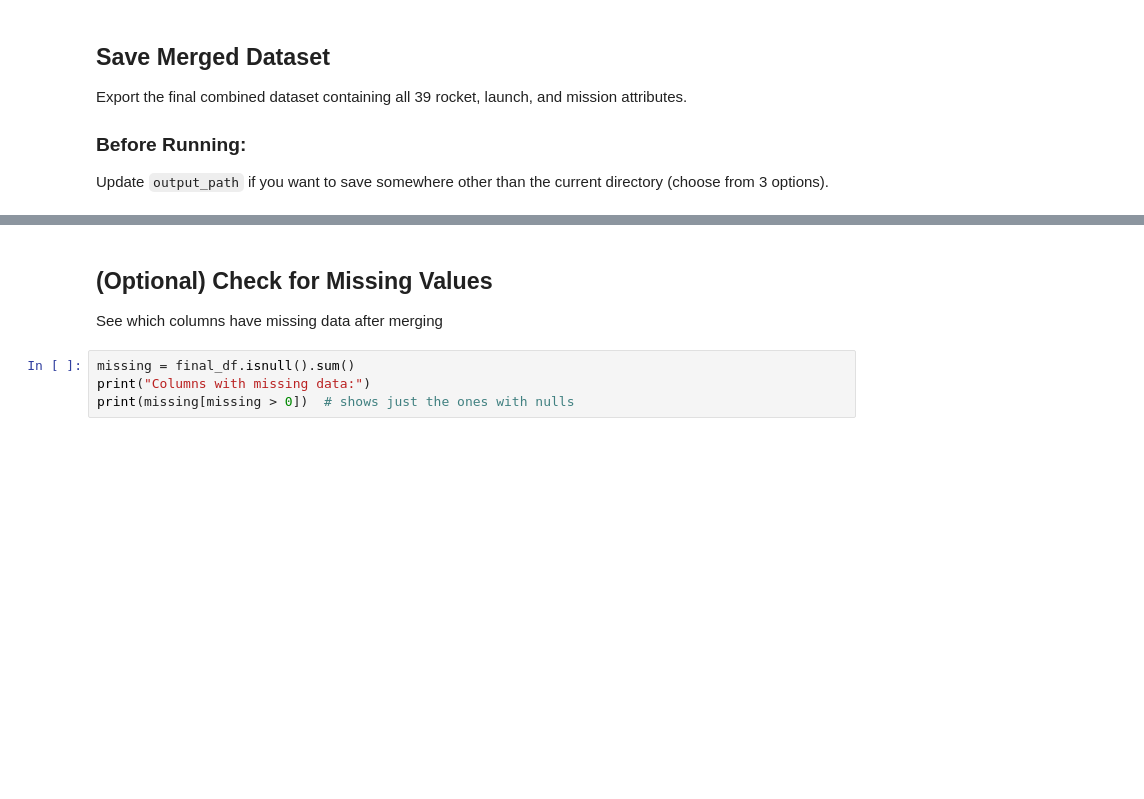
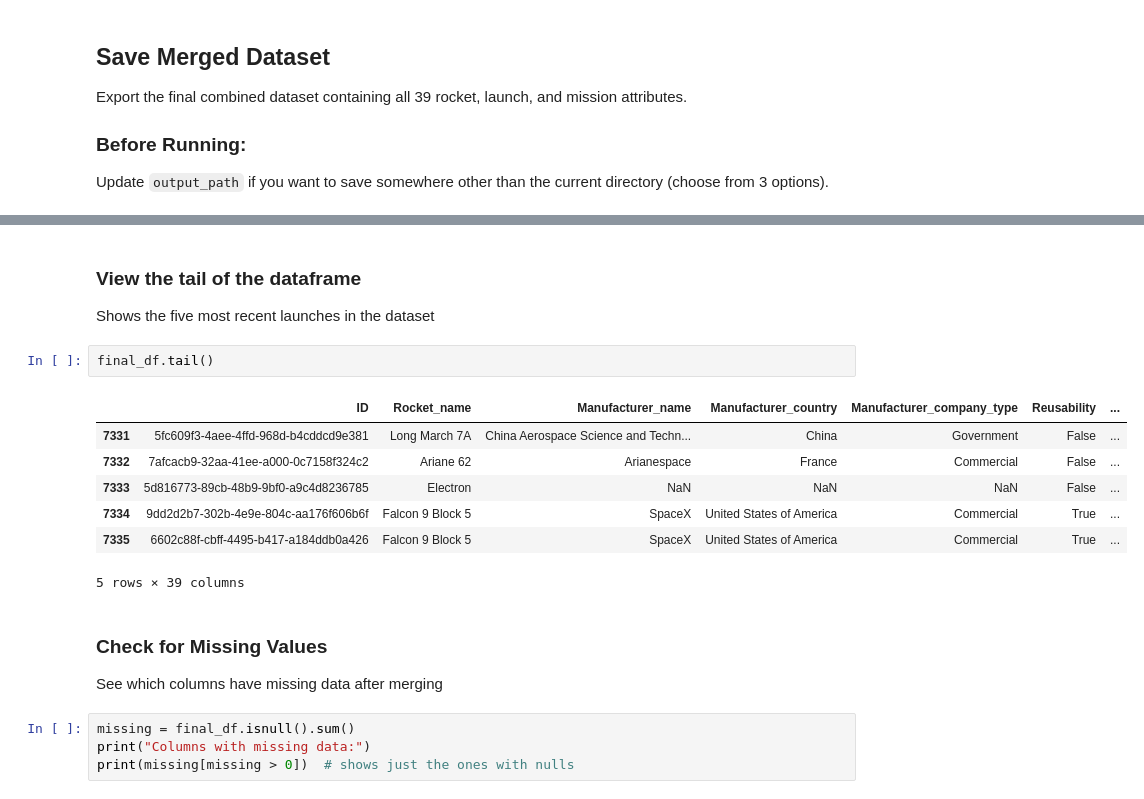
Before and after one commit to Rybus07/space-legends-data, a Jupyter notebook: Production Code/03_Merge.ipynb, the cells around one changed output, grey strips where cells are left out. Drawn from its saved outputs; the diff is of its cells as text; blank space fills up the shorter version.

Commit message:
Update merge notebook and associated files
Made tweaks to merge notebook, re-saved final merged dataset to check file pathing, added additional code to interact with dataset

```diff
--- a/Production Code/03_Merge.ipynb
+++ b/Production Code/03_Merge.ipynb
@@ -224,5 +252,19 @@ Total attributes: 39
+# %% [markdown]
+### View the tail of the dataframe
+
+Shows the five most recent launches in the dataset
+# %%
+final_df.tail()
+# %% [output]
+|  | ID | Rocket_name | Manufacturer_name | Manufacturer_country | Manufacturer_company_type | Reusability | ... |
+| 7331 | 5fc609f3-4aee-4ffd-968d-b4cddcd9e381 | Long March 7A | China Aerospace Science and Techn... | China | Government | False | ... |
+| 7332 | 7afcacb9-32aa-41ee-a000-0c7158f324c2 | Ariane 62 | Arianespace | France | Commercial | False | ... |
+| 7333 | 5d816773-89cb-48b9-9bf0-a9c4d8236785 | Electron | NaN | NaN | NaN | False | ... |
+| 7334 | 9dd2d2b7-302b-4e9e-804c-aa176f606b6f | Falcon 9 Block 5 | SpaceX | United States of America | Commercial | True | ... |
+| 7335 | 6602c88f-cbff-4495-b417-a184ddb0a426 | Falcon 9 Block 5 | SpaceX | United States of America | Commercial | True | ... |
+5 rows × 39 columns
 # %% [markdown]
-## (Optional) Check for Missing Values
+### Check for Missing Values
 
 See which columns have missing data after merging
 # %%
```
Also changed, not shown: parts of 8 cells of this notebook, 3 other files.
